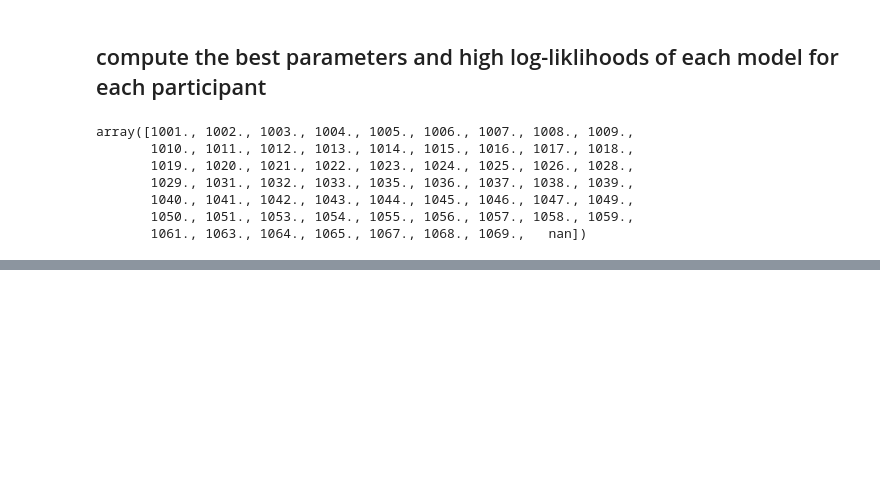
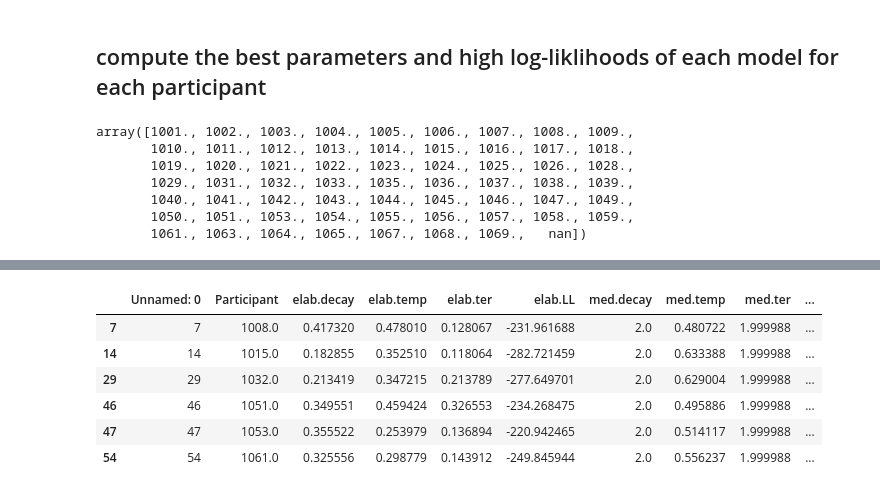
Before and after one commit to UWCCDL/Bridget, a Jupyter notebook: LLerror.ipynb, the cells around one changed output, grey strips where cells are left out. Cells and saved outputs as stored; diff of their text form; code cells hidden in the pictures; blank space fills up the shorter version.

```diff
--- a/LLerror.ipynb
+++ b/LLerror.ipynb
@@ -671,0 +690,10 @@ print(np.mean(res['diff.LL']))
+# %%
+res[res['best.model'] == "Elaborative"]
+# %% [output]
+|  | Unnamed: 0 | Participant | elab.decay | elab.temp | elab.ter | elab.LL | med.decay | med.temp | med.ter | ... |
+| 7 | 7 | 1008.0 | 0.417320 | 0.478010 | 0.128067 | -231.961688 | 2.0 | 0.480722 | 1.999988 | ... |
+| 14 | 14 | 1015.0 | 0.182855 | 0.352510 | 0.118064 | -282.721459 | 2.0 | 0.633388 | 1.999988 | ... |
+| 29 | 29 | 1032.0 | 0.213419 | 0.347215 | 0.213789 | -277.649701 | 2.0 | 0.629004 | 1.999988 | ... |
+| 46 | 46 | 1051.0 | 0.349551 | 0.459424 | 0.326553 | -234.268475 | 2.0 | 0.495886 | 1.999988 | ... |
+| 47 | 47 | 1053.0 | 0.355522 | 0.253979 | 0.136894 | -220.942465 | 2.0 | 0.514117 | 1.999988 | ... |
+| 54 | 54 | 1061.0 | 0.325556 | 0.298779 | 0.143912 | -249.845944 | 2.0 | 0.556237 | 1.999988 | ... |
```
Also changed, not shown: parts of 14 cells of this notebook, 2 other files.
